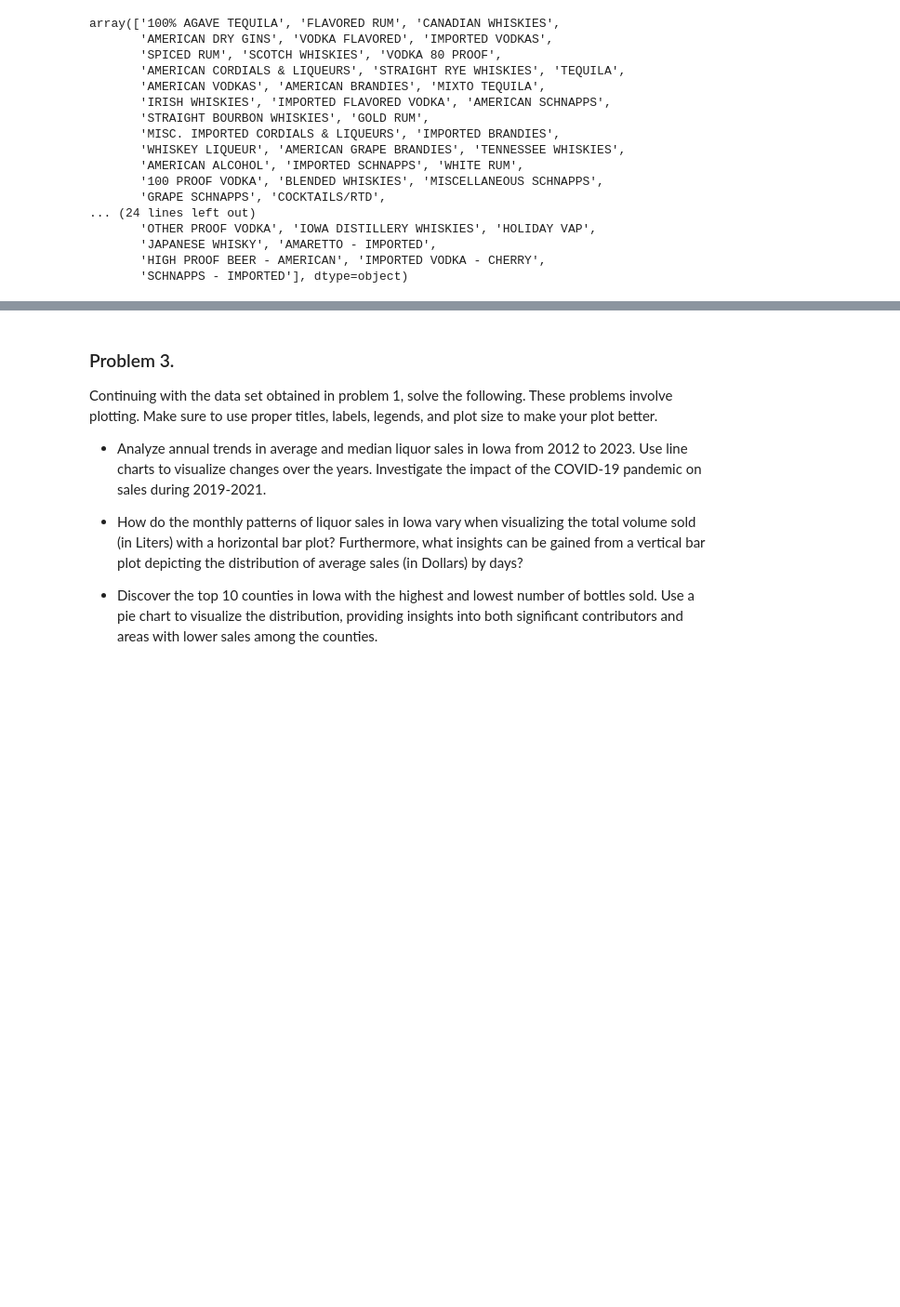
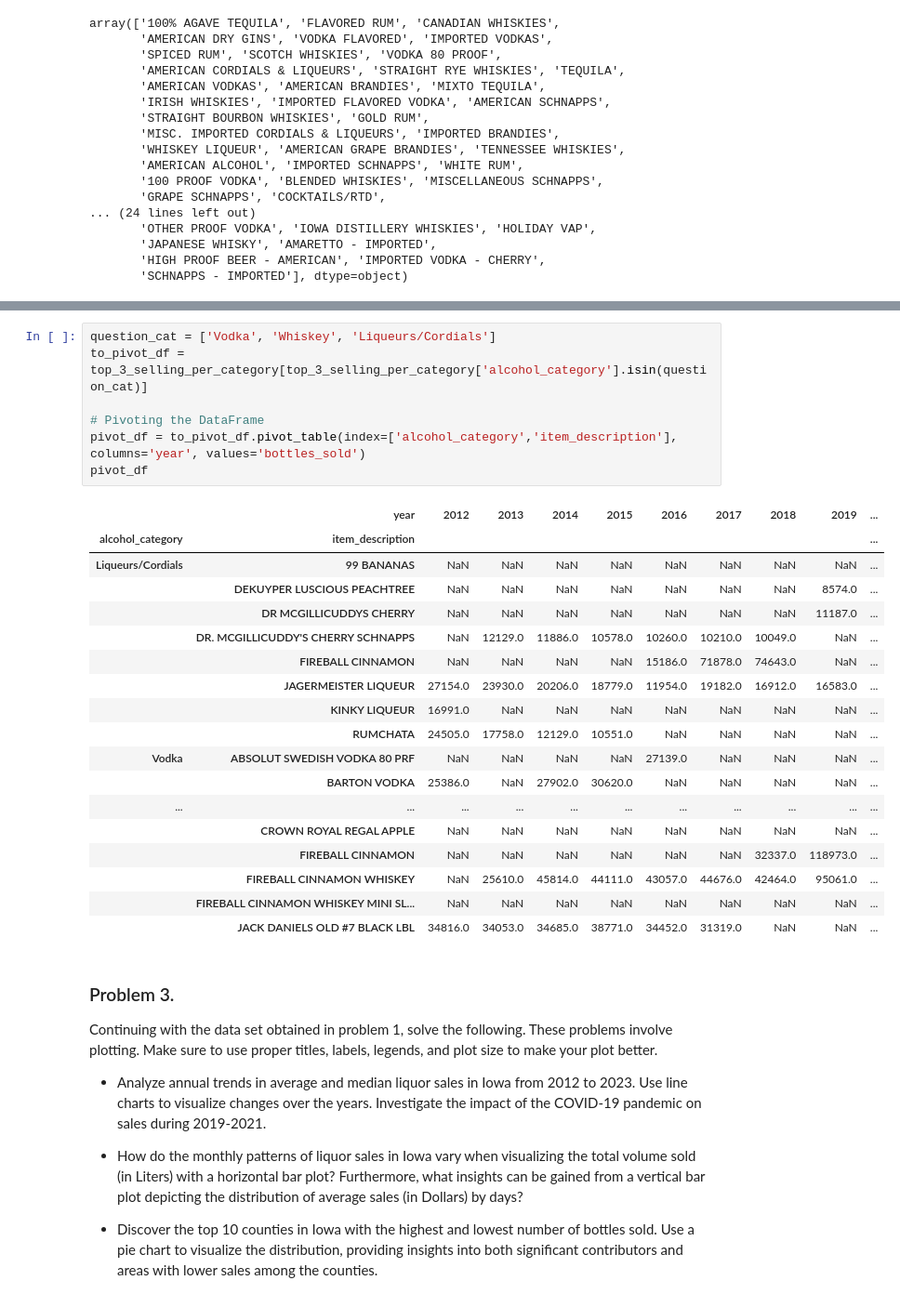
Before and after one commit to gabriel-ferreira-life/546_advanced_business_analytics, a Jupyter notebook: homework/homework_1/HW1_Solutions_GF.ipynb, the cells around one changed output, grey strips where cells are left out. Shown at 93% size. Saved outputs shown, nothing was run; the diff lists cells and outputs as text; blank space fills up the shorter version.

```diff
--- a/homework/homework_1/HW1_Solutions_GF.ipynb
+++ b/homework/homework_1/HW1_Solutions_GF.ipynb
@@ -680,3 +680,29 @@ top_3_selling_per_category.head(20)
+# %%
+question_cat = ['Vodka', 'Whiskey', 'Liqueurs/Cordials']
+to_pivot_df = top_3_selling_per_category[top_3_selling_per_category['alcohol_category'].isin(question_cat)]
+
+# Pivoting the DataFrame
+pivot_df = to_pivot_df.pivot_table(index=['alcohol_category','item_description'], columns='year', values='bottles_sold')
+pivot_df
+# %% [output]
+|  | year | 2012 | 2013 | 2014 | 2015 | 2016 | 2017 | 2018 | 2019 | ... |
+| alcohol_category | item_description |  |  |  |  |  |  |  |  | ... |
+| Liqueurs/Cordials | 99 BANANAS | NaN | NaN | NaN | NaN | NaN | NaN | NaN | NaN | ... |
+|  | DEKUYPER LUSCIOUS PEACHTREE | NaN | NaN | NaN | NaN | NaN | NaN | NaN | 8574.0 | ... |
+|  | DR MCGILLICUDDYS CHERRY | NaN | NaN | NaN | NaN | NaN | NaN | NaN | 11187.0 | ... |
+|  | DR. MCGILLICUDDY'S CHERRY SCHNAPPS | NaN | 12129.0 | 11886.0 | 10578.0 | 10260.0 | 10210.0 | 10049.0 | NaN | ... |
+|  | FIREBALL CINNAMON | NaN | NaN | NaN | NaN | 15186.0 | 71878.0 | 74643.0 | NaN | ... |
+|  | JAGERMEISTER LIQUEUR | 27154.0 | 23930.0 | 20206.0 | 18779.0 | 11954.0 | 19182.0 | 16912.0 | 16583.0 | ... |
+|  | KINKY LIQUEUR | 16991.0 | NaN | NaN | NaN | NaN | NaN | NaN | NaN | ... |
+|  | RUMCHATA | 24505.0 | 17758.0 | 12129.0 | 10551.0 | NaN | NaN | NaN | NaN | ... |
+| Vodka | ABSOLUT SWEDISH VODKA 80 PRF | NaN | NaN | NaN | NaN | 27139.0 | NaN | NaN | NaN | ... |
+|  | BARTON VODKA | 25386.0 | NaN | 27902.0 | 30620.0 | NaN | NaN | NaN | NaN | ... |
+| ... | ... | ... | ... | ... | ... | ... | ... | ... | ... | ... |
+|  | CROWN ROYAL REGAL APPLE | NaN | NaN | NaN | NaN | NaN | NaN | NaN | NaN | ... |
+|  | FIREBALL CINNAMON | NaN | NaN | NaN | NaN | NaN | NaN | 32337.0 | 118973.0 | ... |
+|  | FIREBALL CINNAMON WHISKEY | NaN | 25610.0 | 45814.0 | 44111.0 | 43057.0 | 44676.0 | 42464.0 | 95061.0 | ... |
+|  | FIREBALL CINNAMON WHISKEY MINI SL... | NaN | NaN | NaN | NaN | NaN | NaN | NaN | NaN | ... |
+|  | JACK DANIELS OLD #7 BLACK LBL | 34816.0 | 34053.0 | 34685.0 | 38771.0 | 34452.0 | 31319.0 | NaN | NaN | ... |
 # %% [markdown]
 ### Problem 3.
 Continuing with the data set obtained in problem 1, solve the following. These problems involve plotting. Make sure to use proper titles, labels, legends, and plot size to make your plot better.
```
Also changed, not shown: parts of 58 cells of this notebook.
